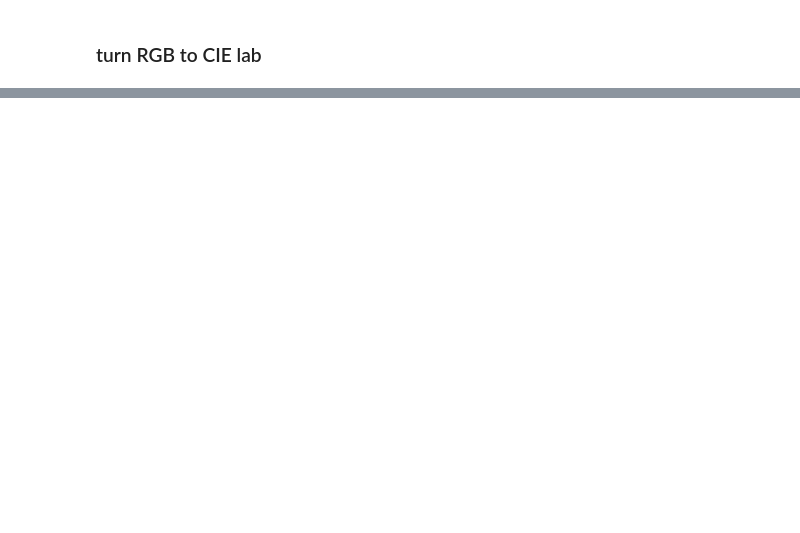
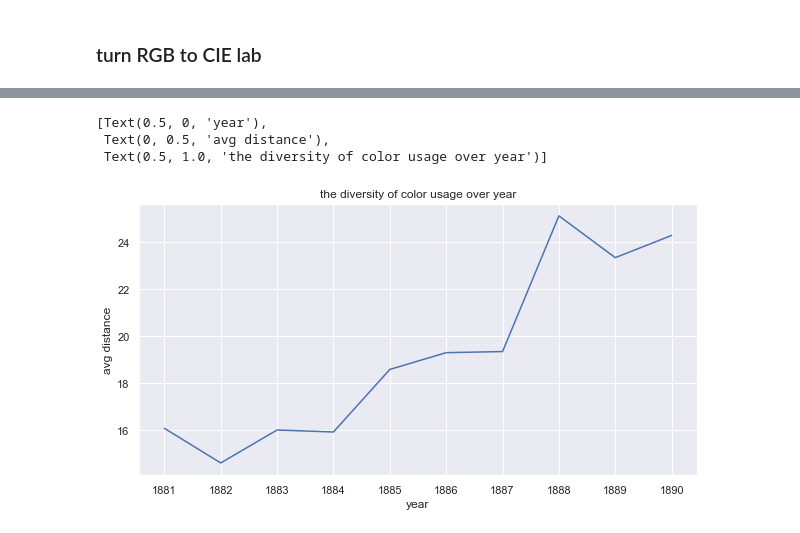
Before and after one commit to Linyhazel/history-and-the-digital, a Jupyter notebook: color_analysis.ipynb, the cells around one changed output, grey strips where cells are left out. Cells and saved outputs as stored; diff of their text form; code cells hidden in the pictures; blank space fills up the shorter version.

```diff
--- a/color_analysis.ipynb
+++ b/color_analysis.ipynb
@@ -239,0 +293,11 @@ cie_distance.mean()
+# %%
+df_year = df.groupby(['year'])['distance'].mean()
+sns.set(rc={'figure.figsize':(10,5)})
+# sns.barplot(x='A', y='B', data=df_2);
+sns.lineplot(x=df_year.index, y=df_year.values,markers = True).set(
+                    xlabel = 'year', ylabel = 'avg distance', title = 'the diversity of color usage over year')
+# %% [output]
+[Text(0.5, 0, 'year'),
+ Text(0, 0.5, 'avg distance'),
+ Text(0.5, 1.0, 'the diversity of color usage over year')]
+[figure, added]
```
Also changed, not shown: parts of 44 cells of this notebook, 16 other files.
